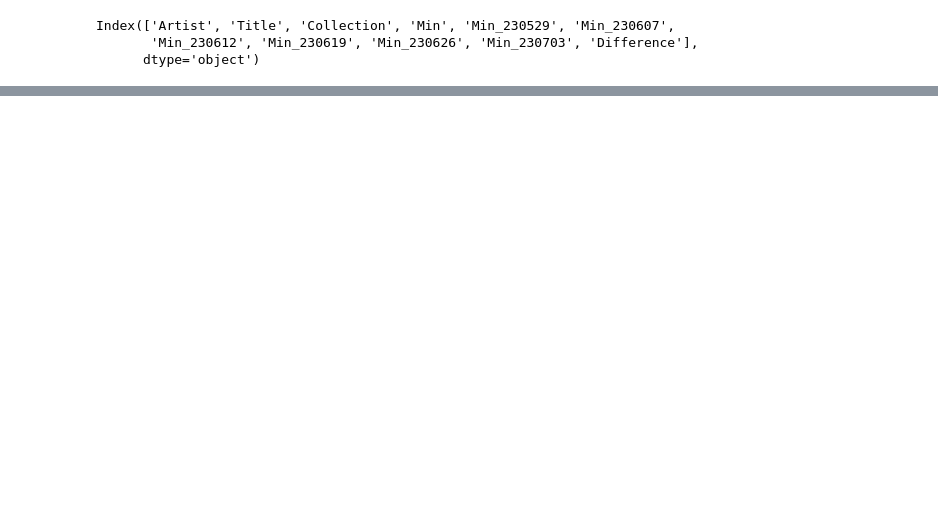
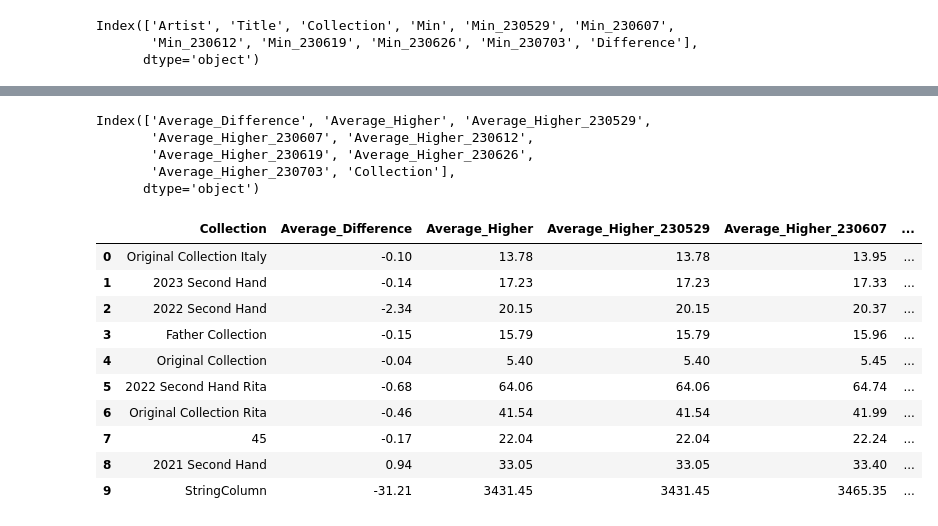
Before and after one commit to VannaLZ/Vinyl_Collection_Project, a Jupyter notebook: Discogs/Discogs_EDA/Collection_Value/Collection_Values_Tableau/EDA.ipynb, the cells around one changed output, grey strips where cells are left out. Cells and saved outputs as stored; diff of their text form; code cells hidden in the pictures; blank space fills up the shorter version.

```diff
--- a/Discogs/Discogs_EDA/Collection_Value/Collection_Values_Tableau/EDA.ipynb
+++ b/Discogs/Discogs_EDA/Collection_Value/Collection_Values_Tableau/EDA.ipynb
@@ -364,0 +397,40 @@ positive_min_difference
+# %%
+columns_to_exclude = ['Artist', 'Title']  # Specify the columns to exclude from calculations
+collection_avg = pd.DataFrame()  # Create an empty DataFrame to store the results
+
+for column in df_higher.columns:
+    if column not in columns_to_exclude and column != 'Collection':  # Exclude specified columns
+        column_avg = df_higher.groupby('Collection')[column].mean().reset_index()
+        column_avg = column_avg.rename(columns={column: f'Average_{column}'})
+        column_avg[f'Average_{column}'] = column_avg[f'Average_{column}'].round(2)
+        collection_avg = pd.concat([collection_avg, column_avg[f'Average_{column}']], axis=1)
+
+collection_avg['Collection'] = df_higher['Collection'].unique()  # Add the 'Collection' column to the DataFrame
+# %%
+collection_avg.columns
+# %% [output]
+Index(['Average_Difference', 'Average_Higher', 'Average_Higher_230529',
+       'Average_Higher_230607', 'Average_Higher_230612',
+       'Average_Higher_230619', 'Average_Higher_230626',
+       'Average_Higher_230703', 'Collection'],
+      dtype='object')
+# %%
+collection_avg_order = ['Collection', 'Average_Difference', 'Average_Higher', 'Average_Higher_230529',
+                        'Average_Higher_230607', 'Average_Higher_230612', 'Average_Higher_230619',
+                        'Average_Higher_230626', 'Average_Higher_230703']
+
+df_collection_avg = collection_avg.reindex(columns=collection_avg_order)
+# %%
+df_collection_avg
+# %% [output]
+|  | Collection | Average_Difference | Average_Higher | Average_Higher_230529 | Average_Higher_230607 | ... |
+| 0 | Original Collection Italy | -0.10 | 13.78 | 13.78 | 13.95 | ... |
+| 1 | 2023 Second Hand | -0.14 | 17.23 | 17.23 | 17.33 | ... |
+| 2 | 2022 Second Hand | -2.34 | 20.15 | 20.15 | 20.37 | ... |
+| 3 | Father Collection | -0.15 | 15.79 | 15.79 | 15.96 | ... |
+| 4 | Original Collection | -0.04 | 5.40 | 5.40 | 5.45 | ... |
+| 5 | 2022 Second Hand Rita | -0.68 | 64.06 | 64.06 | 64.74 | ... |
+| 6 | Original Collection Rita | -0.46 | 41.54 | 41.54 | 41.99 | ... |
+| 7 | 45 | -0.17 | 22.04 | 22.04 | 22.24 | ... |
+| 8 | 2021 Second Hand | 0.94 | 33.05 | 33.05 | 33.40 | ... |
+| 9 | StringColumn | -31.21 | 3431.45 | 3431.45 | 3465.35 | ... |
```
Also changed, not shown: parts of 10 cells of this notebook.
